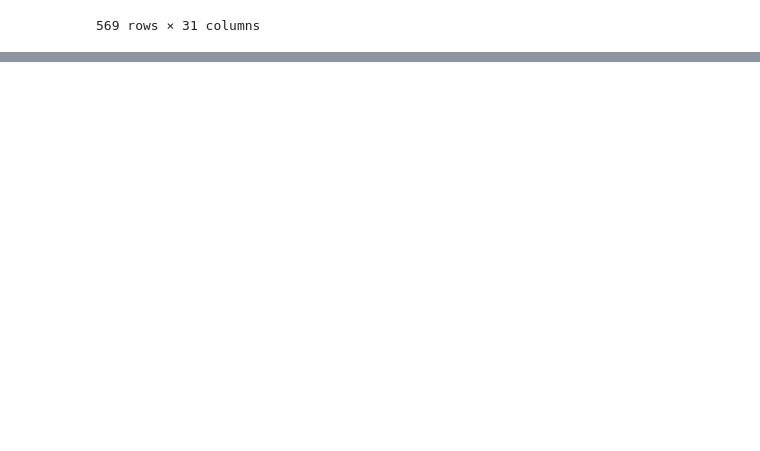
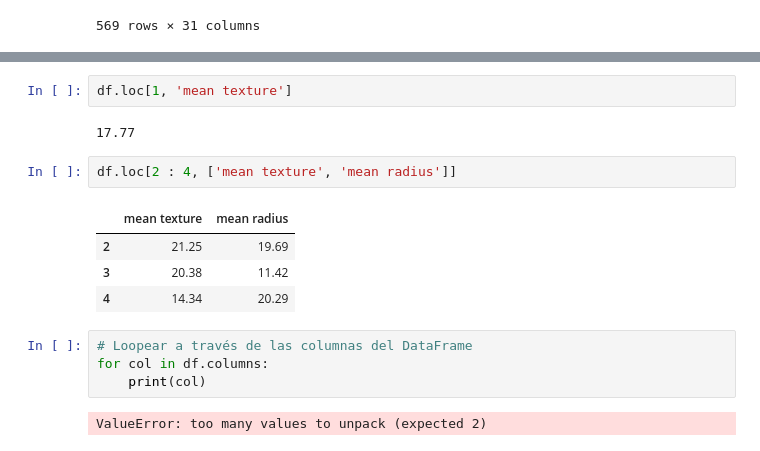
Before and after one commit to santy-gegenschatz/python-repository, a Jupyter notebook: Models.ipynb, the cells around one changed output, grey strips where cells are left out. Saved outputs shown, nothing was run; the diff lists cells and outputs as text; blank space fills up the shorter version.

```diff
--- a/Models.ipynb
+++ b/Models.ipynb
@@ -66,0 +127,17 @@ df.head()
+# %%
+df.loc[1, 'mean texture']
+# %% [output]
+17.77
+# %%
+df.loc[2 : 4, ['mean texture', 'mean radius']]
+# %% [output]
+|  | mean texture | mean radius |
+| 2 | 21.25 | 19.69 |
+| 3 | 20.38 | 11.42 |
+| 4 | 14.34 | 20.29 |
+# %%
+# Loopear a través de las columnas del DataFrame
+for col in df.columns:
+    print(col)
+# %% [output]
+ValueError: too many values to unpack (expected 2)
```
Also changed, not shown: parts of 5 cells of this notebook.
